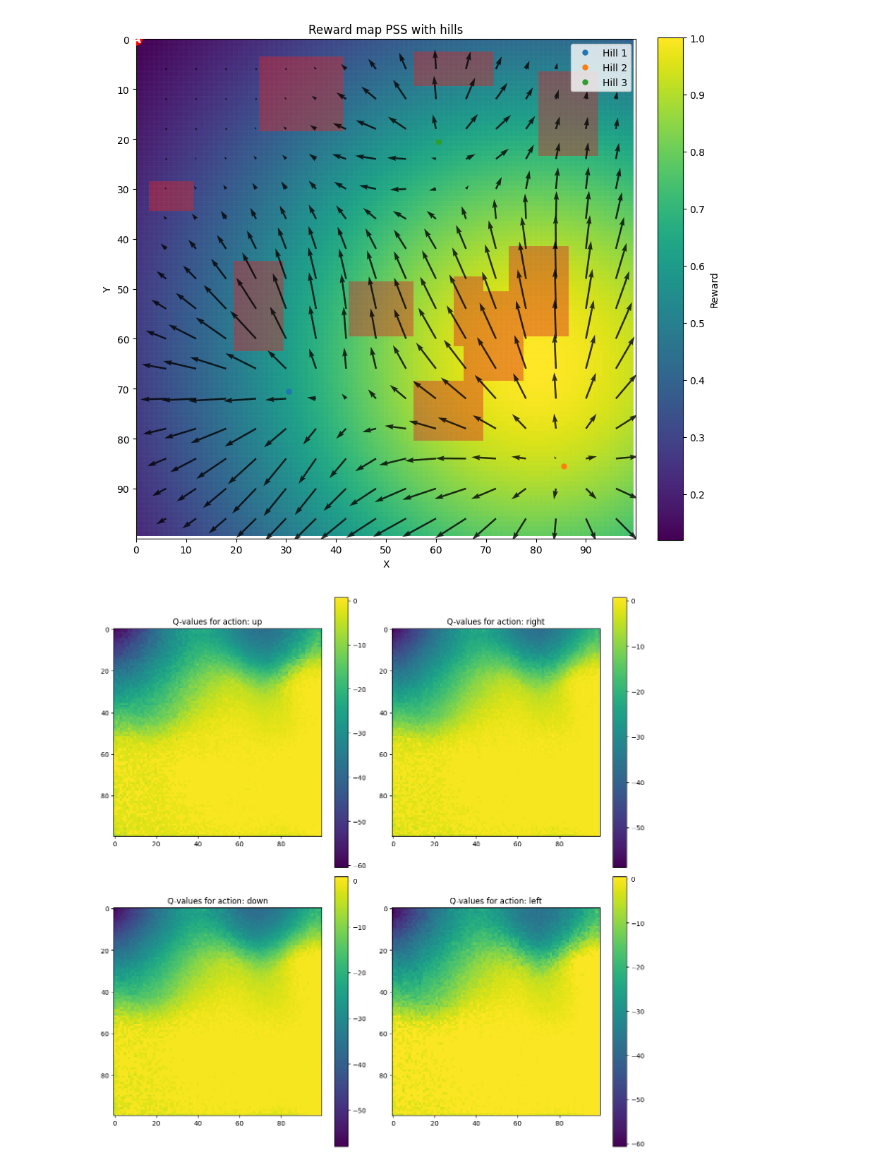
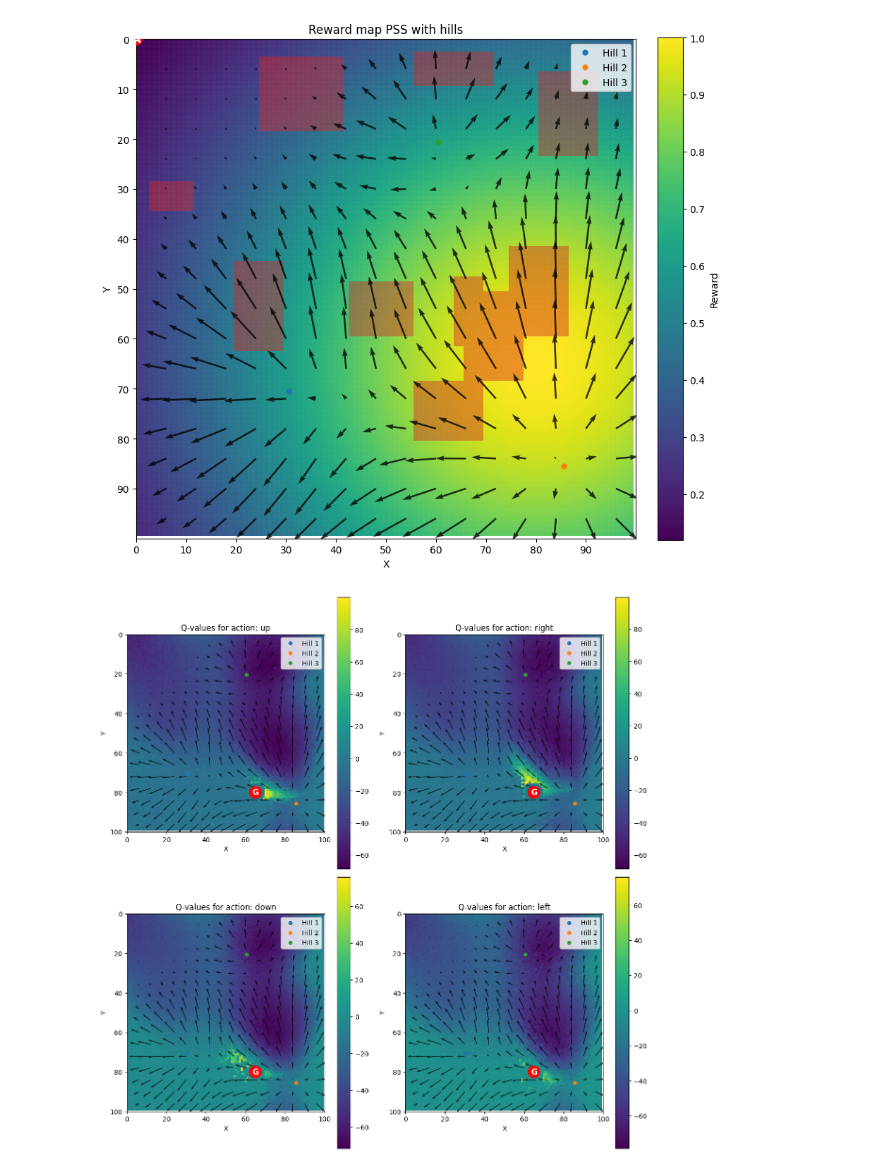
Before and after one commit to ThijsvSchaik/BayesianRLunderUncertainty, a Jupyter notebook: notebooks/Q_learning.ipynb, the cells around one changed output. Cells and saved outputs as stored; diff of their text form; code cells hidden in the pictures.

```diff
--- a/notebooks/Q_learning.ipynb
+++ b/notebooks/Q_learning.ipynb
@@ -72,16 +72,22 @@ def get_action(state, epsilon, q_values):
 
 (x_top, y_top) = env.reward_gaussian_mean
 
+def square_keep_sign(n):
+    if n >= 0:
+        return n ** 2
+    else:
+        return -(n ** 2)
+
 def distance_to_goal(state):
     x, y = state
-    return np.sqrt((x - x_top) ** 2 + (y - y_top) ** 2)
+    return np.sqrt((x - y_top) ** 2 + (y - x_top) ** 2)
 # %%
 # N samples x M tasks, (0,4) as we have not sampled yet
 train_x = torch.empty((0, 4), dtype=torch.float64)
 train_y = torch.empty((0, 2), dtype=torch.float64)
 
 Q = np.zeros((max_x, max_y, len(actions)))  # 100 x 100 x 4
-EPISODES = 2000
+EPISODES = 5000
 MAX_STEPS = 200
 ALPHA = 0.3
 GAMMA = 0.9
@@ -106,9 +112,13 @@ for episode in tqdm(range(EPISODES), desc="Training Episodes"):
 
         a, a_index = get_action(s, EPSILON, Q)
         s_prime = env.transition(s, a)
-        r = env.get_reward(s_prime) - 10
 
-        r = distance_to_goal(s_prime) * -2 + r
+        if distance_to_goal(s_prime) < 5:
+            r = 100
+        else:
+            # r = env.get_reward(s_prime) - 10
+            # r = distance_to_goal(s_prime) * -2 + r
+            r = square_keep_sign(distance_to_goal(s) - distance_to_goal(s_prime)) - 10
 
         states_visited[s_prime] = states_visited.get(s_prime, 0) + 1
 
@@ -140,19 +150,34 @@ for episode in tqdm(range(EPISODES), desc="Training Episodes"):
 
     EPSILON = max(MIN_EPSILON, EPSILON * EPSILON_DECAY)
 # %%
-def visualize_q_values(Q):
+def visualize_q_values(Q, env=env):
     fig, axes = plt.subplots(2, 2, figsize=(12, 12))
     action_names = list(actions.keys())
 
     for i, ax in enumerate(axes.flatten()):
         im = ax.imshow(Q[:, :, i], cmap='viridis')
         ax.set_title(f"Q-values for action: {action_names[i]}")
         fig.colorbar(im, ax=ax)
+        env.plot_hills(ax=ax)
+
+        goal = Circle((x_top, y_top), radius=3, color='red', zorder=3)
+        ax.add_patch(goal)
+
+        # Draw white 'G' in the center
+        ax.text(
+            x_top, y_top, 'G',
+            color='white',
+            fontsize=12,
+            fontweight='bold',
+            ha='center',
+            va='center',
+            zorder=4
+        )
 
     plt.tight_layout()
     plt.show()
 
 visualize_q_values(Q)
 # %% [output]
-[figure, old version]
+[figure, new version]
 # %%
```
Also changed, not shown: parts of 3 cells of this notebook, 15 other files.
